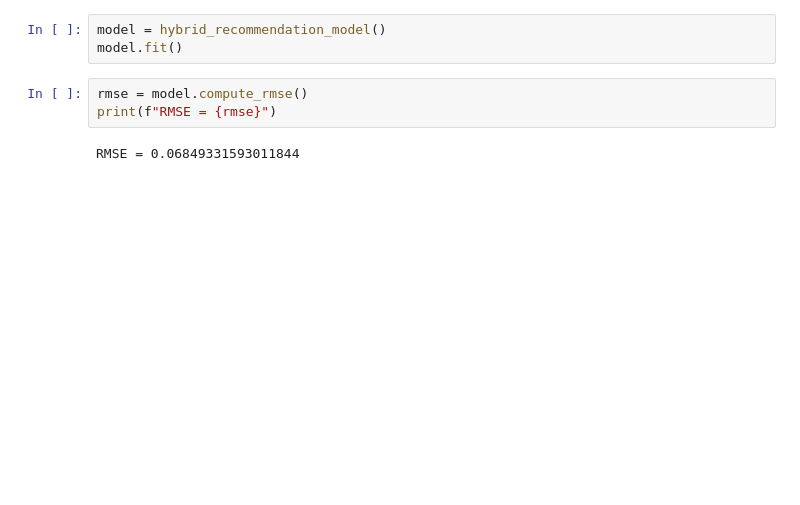
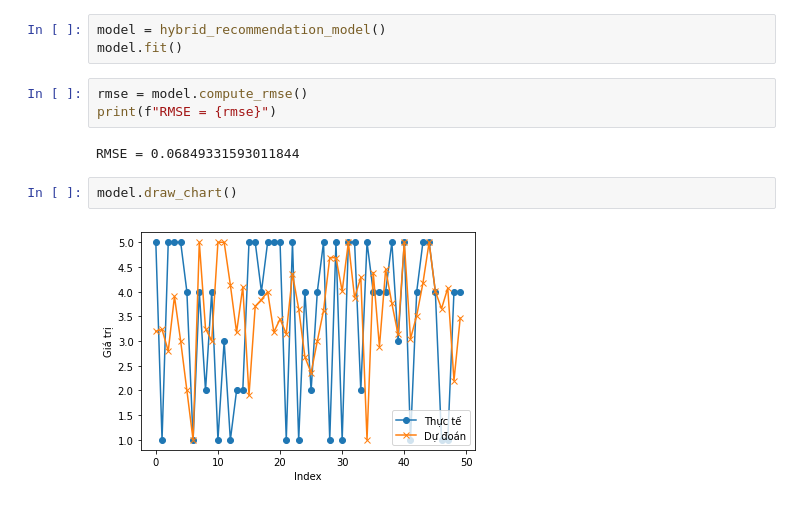
Before and after one commit to TriHoaiLoc/Hybrid_recommandation_system, a Jupyter notebook: hybrid_recommendation_model.ipynb, the cells around one changed output. Drawn from its saved outputs; the diff is of its cells as text; blank space fills up the shorter version.

```diff
--- a/hybrid_recommendation_model.ipynb
+++ b/hybrid_recommendation_model.ipynb
@@ -153,3 +164,7 @@ rmse = model.compute_rmse()
 print(f"RMSE = {rmse}")
 # %% [output]
 RMSE = 0.06849331593011844
+# %%
+model.draw_chart()
+# %% [output]
+[figure, added]
```
Also changed, not shown: parts of 4 cells of this notebook.
